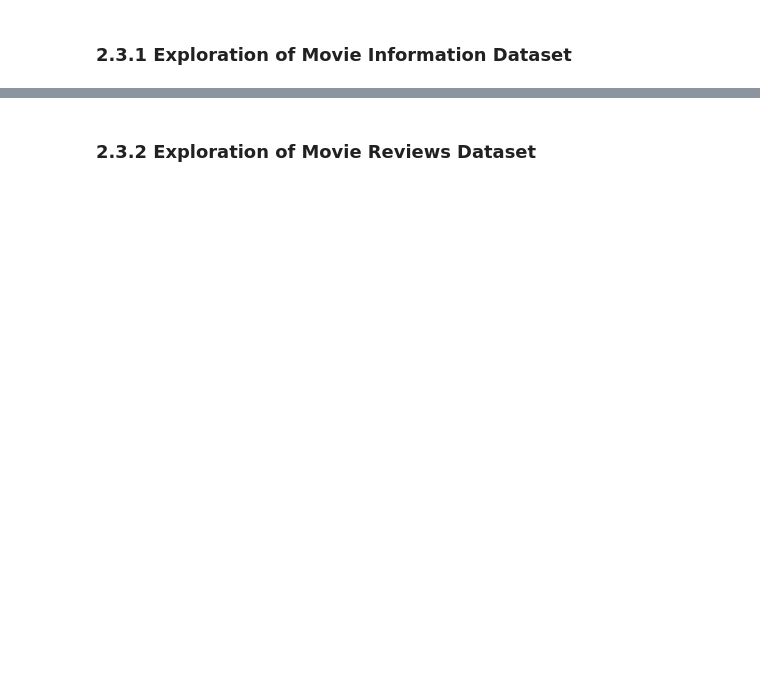
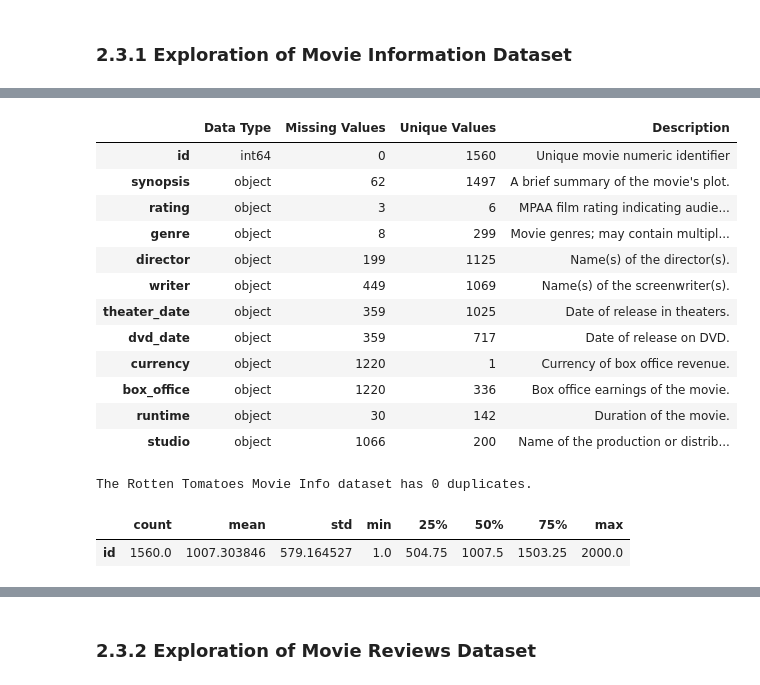
Before and after one commit to StanNjihia/Phase-2-Group-Project-, a Jupyter notebook: Initial_Data_Exploration.ipynb, the cells around one changed output, grey strips where cells are left out. Cells and saved outputs as stored; diff of their text form; code cells hidden in the pictures; blank space fills up the shorter version.

Commit message:
Business Understanding Update and Further Initial Data Exploration of TN, IMDB, Rotten Tomatoes data sets

```diff
--- a/Initial_Data_Exploration.ipynb
+++ b/Initial_Data_Exploration.ipynb
@@ -202,0 +317,10 @@ rtinfo_df.isnull
+# %%
+#getting a summary overview of data
+
+data_dict = pd.DataFrame({
+    "Data Type": rtinfo_df.dtypes,
+    "Missing Values": rtinfo_df.isnull().sum(),
+    "Unique Values": rtinfo_df.nunique()
+})
+
+data_dict
@@ -202,0 +341,41 @@ rtinfo_df.isnull
+# %%
+#creating a description column for the information on the columns
+data_dict["Description"] =[
+        'Unique movie numeric identifier',
+        'A brief summary of the movie\'s plot.',
+        'MPAA film rating indicating audience suitability.',
+        'Movie genres; may contain multiple genres.',
+        'Name(s) of the director(s).',
+        'Name(s) of the screenwriter(s).',
+        'Date of release in theaters.',
+        'Date of release on DVD.',
+        'Currency of box office revenue.',
+        'Box office earnings of the movie.',
+        'Duration of the movie.',
+        'Name of the production or distribution studio.'
+    ]
+
+data_dict
+# %% [output]
+|  | Data Type | Missing Values | Unique Values | Description |
+| id | int64 | 0 | 1560 | Unique movie numeric identifier |
+| synopsis | object | 62 | 1497 | A brief summary of the movie's plot. |
+| rating | object | 3 | 6 | MPAA film rating indicating audie... |
+| genre | object | 8 | 299 | Movie genres; may contain multipl... |
+| director | object | 199 | 1125 | Name(s) of the director(s). |
+| writer | object | 449 | 1069 | Name(s) of the screenwriter(s). |
+| theater_date | object | 359 | 1025 | Date of release in theaters. |
+| dvd_date | object | 359 | 717 | Date of release on DVD. |
+| currency | object | 1220 | 1 | Currency of box office revenue. |
+| box_office | object | 1220 | 336 | Box office earnings of the movie. |
+| runtime | object | 30 | 142 | Duration of the movie. |
+| studio | object | 1066 | 200 | Name of the production or distrib... |
+# %%
+print(f"The Rotten Tomatoes Movie Info dataset has {rtinfo_df.duplicated().sum()} duplicates.")
+# %% [output]
+The Rotten Tomatoes Movie Info dataset has 0 duplicates.
+# %%
+rtinfo_df.describe().T
+# %% [output]
+|  | count | mean | std | min | 25% | 50% | 75% | max |
+| id | 1560.0 | 1007.303846 | 579.164527 | 1.0 | 504.75 | 1007.5 | 1503.25 | 2000.0 |
```
Also changed, not shown: parts of 44 cells of this notebook.
